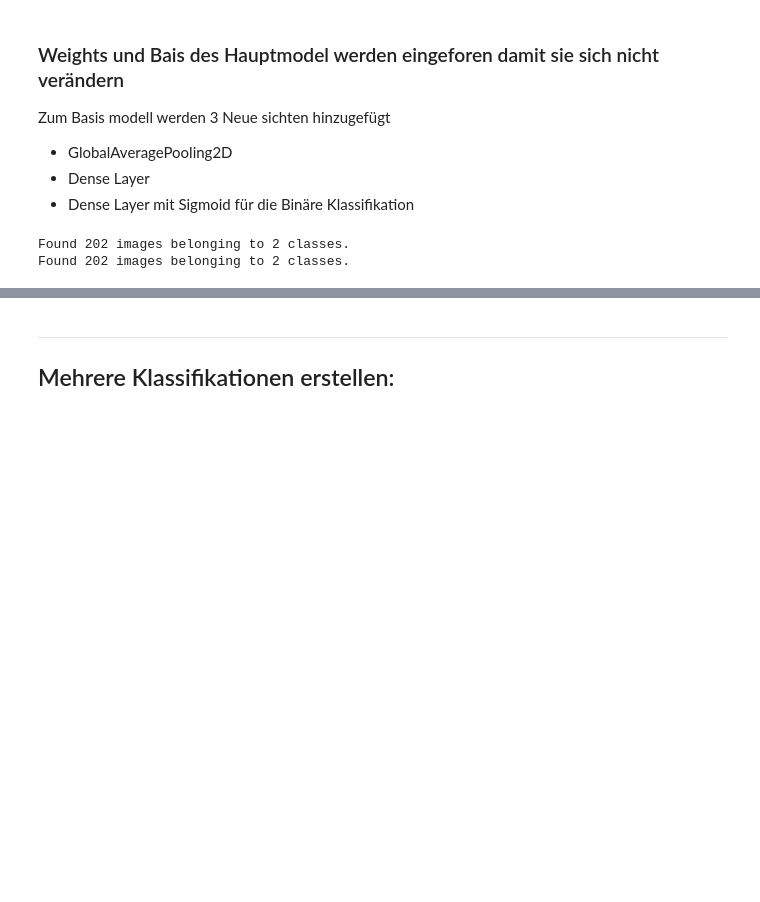
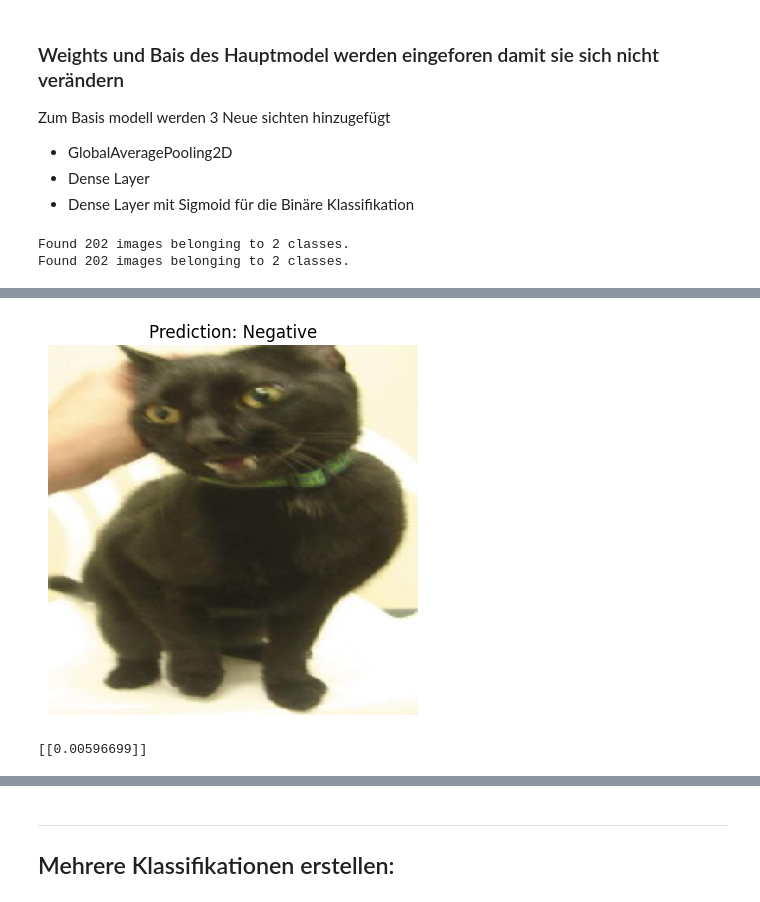
Before and after one commit to RiccardoDAndrea/SceneDetect, a Jupyter notebook: fine_tune_model.ipynb, the cells around one changed output, grey strips where cells are left out. Cells and saved outputs as stored; diff of their text form; code cells hidden in the pictures; blank space fills up the shorter version.

```diff
--- a/fine_tune_model.ipynb
+++ b/fine_tune_model.ipynb
@@ -160,39 +174,40 @@ plt.show()
+# %%
+import tensorflow as tf
+from tensorflow.keras.preprocessing import image
+import numpy as np
+import matplotlib.pyplot as plt
+
+# 1. Lade das Bild, das du testen möchtest
+img_path = r'cats_and_dogs_small\train\cats\155.jpg'  # Pfad zum Bild, das du testen möchtest
+
+# Lade das Bild und skaliere es auf die Eingabegröße des Modells
+img = image.load_img(img_path, target_size=(224, 224))
+
+# 2. Konvertiere das Bild in ein Array und normalisiere es
+img_array = image.img_to_array(img)
+img_array = np.expand_dims(img_array, axis=0)  # Füge eine Batch-Dimension hinzu
+img_array /= 255.0  # Normalisiere das Bild (falls beim Training auch normalisiert wurde)
 # %%
-import tensorflow as tf
-from tensorflow.keras.preprocessing import image
-import numpy as np
-import matplotlib.pyplot as plt
-
-# 1. Lade das Bild, das du testen möchtest
-img_path = r'cats_and_dogs_small\train\dogs\1.jpg'  # Pfad zum Bild, das du testen möchtest
-
-# Lade das Bild und skaliere es auf die Eingabegröße des Modells (z.B. 224x224 für MobileNetV2)
-img = image.load_img(img_path, target_size=(224, 224))
-
-# 2. Konvertiere das Bild in ein Array und normalisiere es (wie beim Training)
-img_array = image.img_to_array(img)
-img_array = np.expand_dims(img_array, axis=0)  # Füge eine Batch-Dimension hinzu
-img_array /= 255.0  # Normalisiere das Bild (falls beim Training auch normalisiert wurde)
 
 # 3. Vorhersage des Modells
 predictions = model.predict(img_array)
+
+# 4. Interpretiere die Vorhersage
+# Hier nehmen wir an, dass es sich um ein binäres Klassifikationsproblem handelt
+# (z.B. Hund vs. Katze)
+
+# Bei binärer Klassifikation gibt das Modell eine Wahrscheinlichkeit zurück
+# Wenn die Wahrscheinlichkeit größer als 0.5 ist, dann gehört das Bild zur positiven Klasse
+if predictions[0] > 0.5:
+    print("Das Bild zeigt die Hund Klasse.")
+else:
+    print("Das Bild zeigt die Katzen Klasse.")
+
+# 5. (Optional) Visualisiere das Bild
+plt.imshow(img)
+plt.title(f'Prediction: {"Positive" if predictions[0] > 0.5 else "Negative"}')
+plt.axis('off')  # Verstecke die Achsen
+#plt.text(x=0,y=0,s=str(predictions))
+plt.show()
 print(predictions)
-# # 4. Interpretiere die Vorhersage
-# # Hier nehmen wir an, dass es sich um ein binäres Klassifikationsproblem handelt
-# # (z.B. Hund vs. Katze)
-
-# # Bei binärer Klassifikation gibt das Modell eine Wahrscheinlichkeit zurück
-# # Wenn die Wahrscheinlichkeit größer als 0.5 ist, dann gehört das Bild zur positiven Klasse
-# if predictions[0] > 0.5:
-#     print("Das Bild zeigt die Hund Klasse.")
-# else:
-#     print("Das Bild zeigt die Katzen Klasse.")
-
-# # 5. (Optional) Visualisiere das Bild
-# plt.imshow(img)
-# plt.title(f'Prediction: {"Positive" if predictions[0] > 0.5 else "Negative"}')
-# plt.axis('off')  # Verstecke die Achsen
-# #plt.text(x=0,y=0,s=str(predictions))
-# plt.show()
-# print(predictions)
 # %% [output]
@@ -200,0 +216,2 @@ print(predictions)
+[figure, added]
+[[0.00596699]]
```
Also changed, not shown: parts of 14 cells of this notebook, 2 other files.
